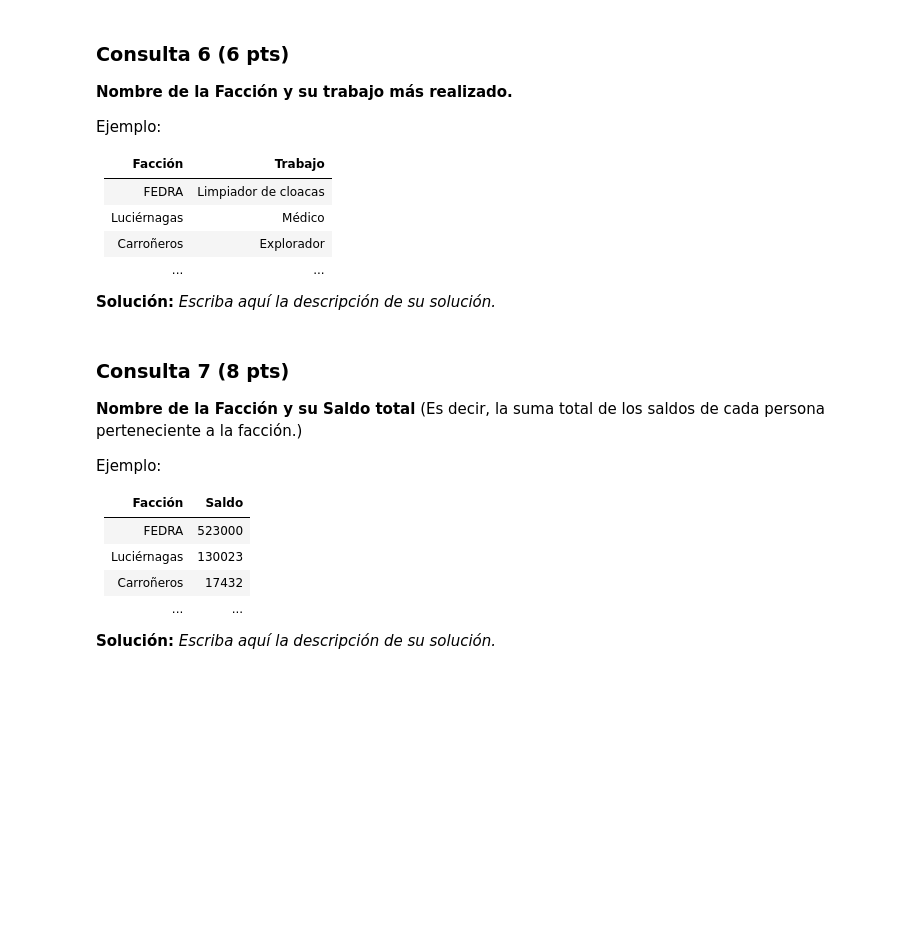
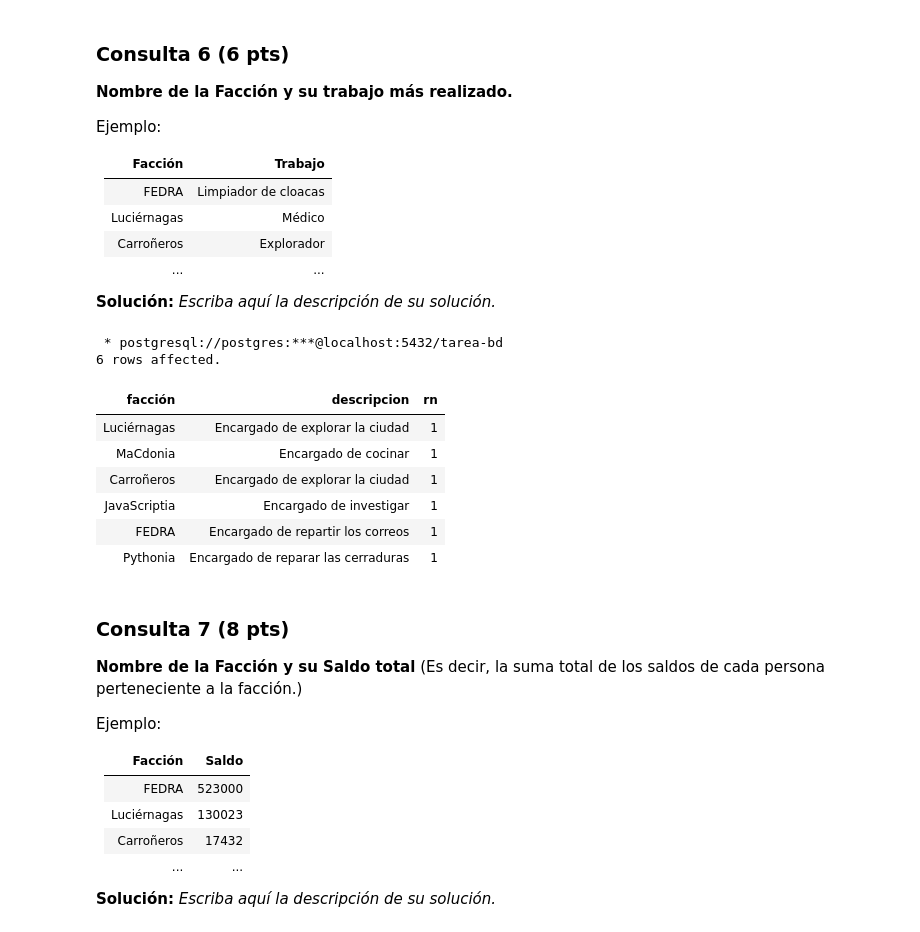
Before and after one commit to blindjamin/Tareas-Bases-de-Datos-Grupo, a Jupyter notebook: Tarea_1_BD_2023_1.ipynb, the cells around one changed output. Cells and saved outputs as stored; diff of their text form; code cells hidden in the pictures; blank space fills up the shorter version.

```diff
--- a/Tarea_1_BD_2023_1.ipynb
+++ b/Tarea_1_BD_2023_1.ipynb
@@ -683,3 +655,48 @@ FROM
+# %%
+%%sql
+
+
+SELECT
+    facciones.nombre AS Facción  ,trabajos.descripcion ,
+    row_number() over (partition by facciones.nombre order by COUNT(persona_tiene_trabajo.id_trabajo) DESC) rn
+FROM
+    facciones
+
+LEFT JOIN
+    persona_pertenece_faccion
+ON
+    facciones.id = persona_pertenece_faccion.id_faccion
+
+LEFT JOIN
+    personas
+ON
+    persona_pertenece_faccion.id_persona = personas.id
+
+LEFT JOIN
+    persona_tiene_trabajo
+ON
+    personas.id= persona_tiene_trabajo.id_persona
+INNER JOIN
+    trabajos
+ON
+    persona_tiene_trabajo.id_trabajo= trabajos.id
+
+WHERE persona_tiene_trabajo.estado=true
+
+GROUP BY facciones.id ,  trabajos.descripcion
+
+ORDER BY rn ASC
+Limit 6
+# %% [output]
+ * postgresql://postgres:***@localhost:5432/tarea-bd
+6 rows affected.
+| facción | descripcion | rn |
+| Luciérnagas | Encargado de explorar la ciudad | 1 |
+| MaCdonia | Encargado de cocinar | 1 |
+| Carroñeros | Encargado de explorar la ciudad | 1 |
+| JavaScriptia | Encargado de investigar | 1 |
+| FEDRA | Encargado de repartir los correos | 1 |
+| Pythonia | Encargado de reparar las cerraduras | 1 |
 # %% [markdown]
 ### Consulta 7 (8 pts)
 **Nombre de la Facción y su Saldo total** (Es decir, la suma total de los saldos de cada persona perteneciente a la facción.)
```
Also changed, not shown: parts of 16 cells of this notebook.
